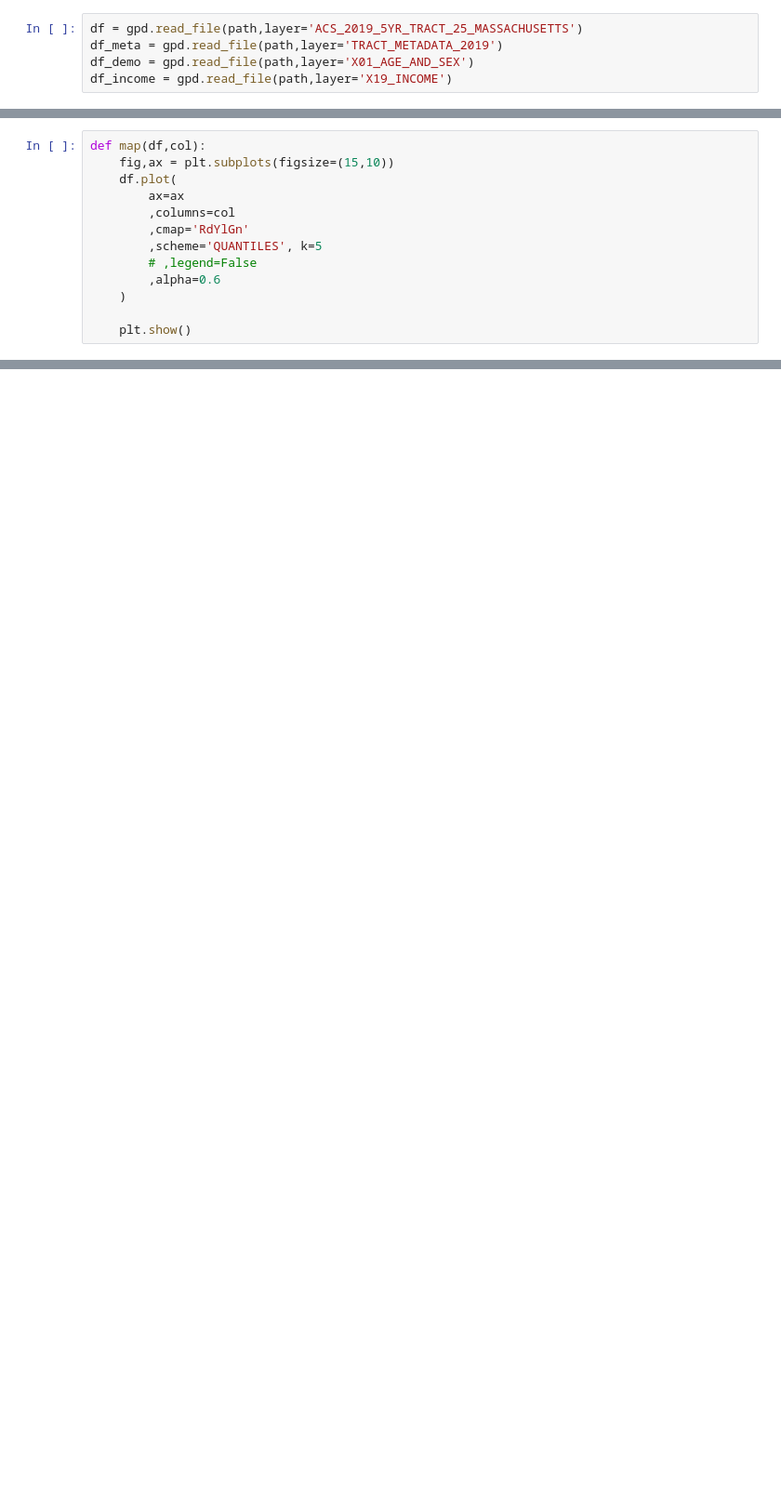
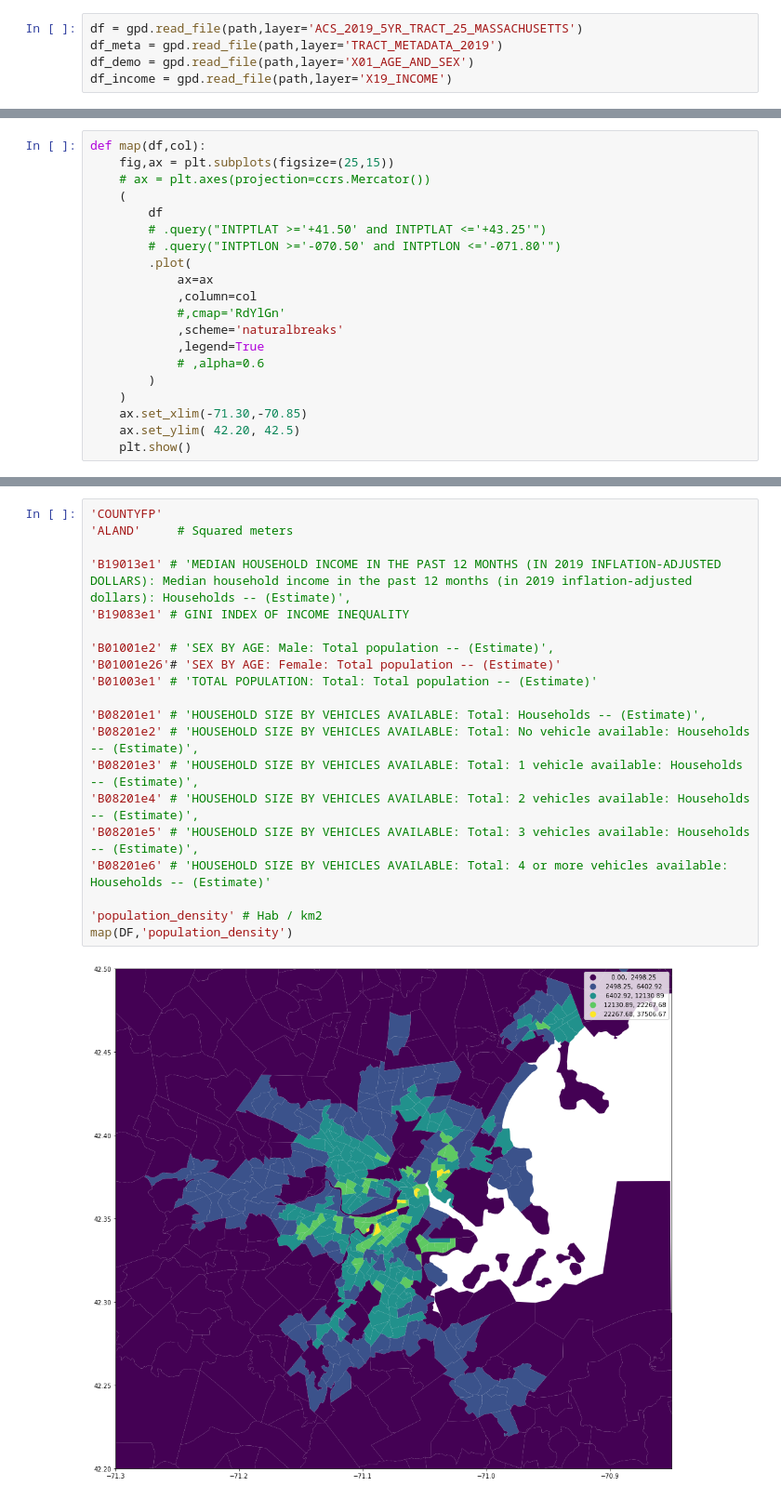
Before and after one commit to tiramirez/geo_exploration, a Jupyter notebook: Boston.ipynb, the cells around one changed output, grey strips where cells are left out. Shown at 93% size. Drawn from its saved outputs; the diff is of its cells as text; blank space fills up the shorter version.

```diff
--- a/Boston.ipynb
+++ b/Boston.ipynb
@@ -125,13 +202,20 @@ Index(['GEOID', 'B01001e1', 'B01001m1', 'B01001e2', 'B01001m2', 'B01001e3',
 # %%
 def map(df,col):
-    fig,ax = plt.subplots(figsize=(15,10))
-    df.plot(
-        ax=ax
-        ,columns=col
-        ,cmap='RdYlGn'
-        ,scheme='QUANTILES', k=5
-        # ,legend=False
-        ,alpha=0.6
+    fig,ax = plt.subplots(figsize=(25,15))
+    # ax = plt.axes(projection=ccrs.Mercator())
+    (
+        df
+        # .query("INTPTLAT >='+41.50' and INTPTLAT <='+43.25'")
+        # .query("INTPTLON >='-070.50' and INTPTLON <='-071.80'")
+        .plot(
+            ax=ax
+            ,column=col
+            #,cmap='RdYlGn'
+            ,scheme='naturalbreaks'
+            ,legend=True
+            # ,alpha=0.6
+        )
     )
-
+    ax.set_xlim(-71.30,-70.85)
+    ax.set_ylim( 42.20, 42.5)
     plt.show()
@@ -188,0 +222,22 @@ modelo.plot(ax=ax,cax=cax,
+# %%
+'COUNTYFP'
+'ALAND'     # Squared meters
+
+'B19013e1' # 'MEDIAN HOUSEHOLD INCOME IN THE PAST 12 MONTHS (IN 2019 INFLATION-ADJUSTED DOLLARS): Median household income in the past 12 months (in 2019 inflation-adjusted dollars): Households -- (Estimate)',
+'B19083e1' # GINI INDEX OF INCOME INEQUALITY
+
+'B01001e2' # 'SEX BY AGE: Male: Total population -- (Estimate)',
+'B01001e26'# 'SEX BY AGE: Female: Total population -- (Estimate)'
+'B01003e1' # 'TOTAL POPULATION: Total: Total population -- (Estimate)'
+
+'B08201e1' # 'HOUSEHOLD SIZE BY VEHICLES AVAILABLE: Total: Households -- (Estimate)',
+'B08201e2' # 'HOUSEHOLD SIZE BY VEHICLES AVAILABLE: Total: No vehicle available: Households -- (Estimate)',
+'B08201e3' # 'HOUSEHOLD SIZE BY VEHICLES AVAILABLE: Total: 1 vehicle available: Households -- (Estimate)',
+'B08201e4' # 'HOUSEHOLD SIZE BY VEHICLES AVAILABLE: Total: 2 vehicles available: Households -- (Estimate)',
+'B08201e5' # 'HOUSEHOLD SIZE BY VEHICLES AVAILABLE: Total: 3 vehicles available: Households -- (Estimate)',
+'B08201e6' # 'HOUSEHOLD SIZE BY VEHICLES AVAILABLE: Total: 4 or more vehicles available: Households -- (Estimate)'
+
+'population_density' # Hab / km2
+map(DF,'population_density')
+# %% [output]
+[figure, added]
```
Also changed, not shown: parts of 19 cells of this notebook.
